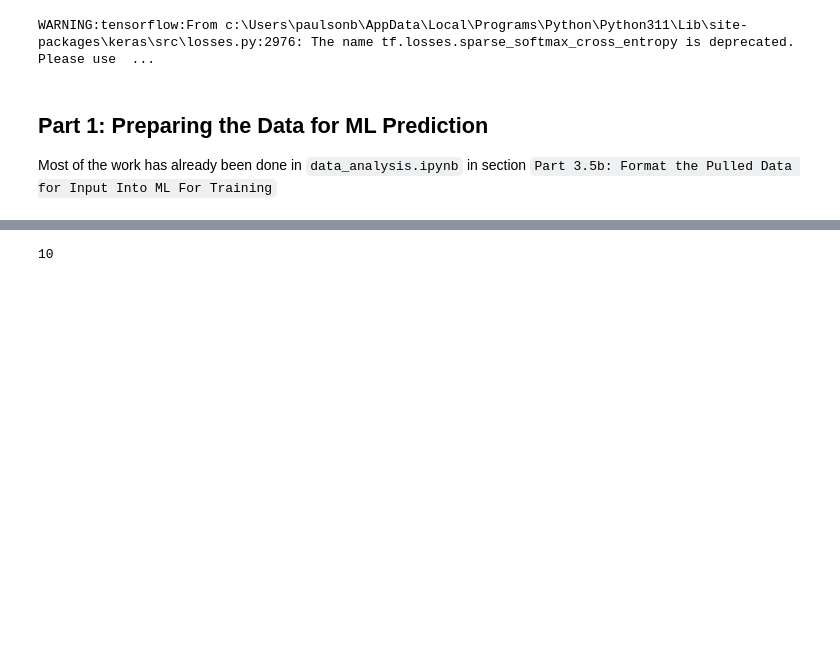
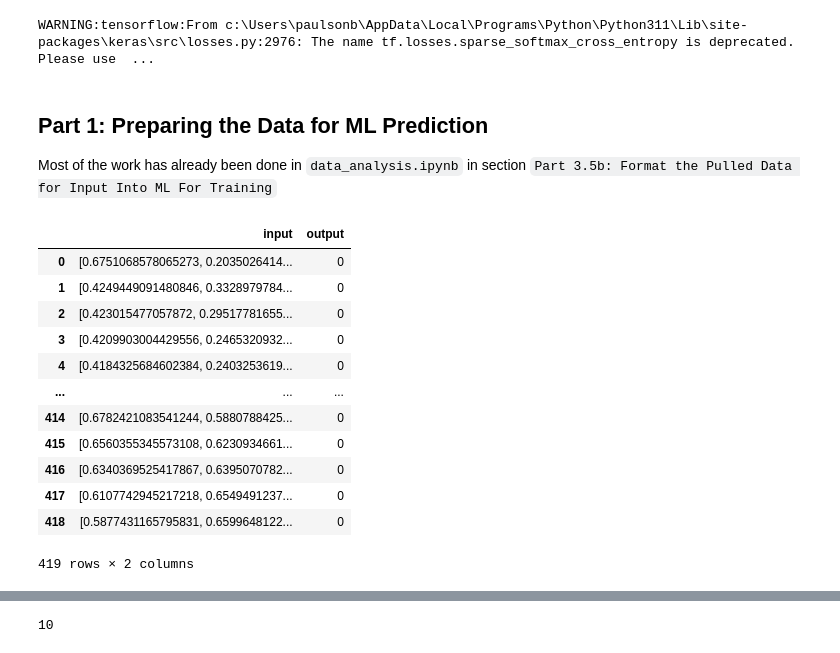
Before and after one commit to Benja-Pauls/Predicting-Commodity-Food-Pricing, a Jupyter notebook: warning_model.ipynb, the cells around one changed output, grey strips where cells are left out. Saved outputs shown, nothing was run; the diff lists cells and outputs as text; code cells hidden in the pictures; blank space fills up the shorter version.

```diff
--- a/warning_model.ipynb
+++ b/warning_model.ipynb
@@ -29,3 +29,20 @@ TEST_SIZE = 0.2
 # %% [markdown]
 ## Part 1: Preparing the Data for ML Prediction
 Most of the work has already been done in `data_analysis.ipynb` in section `Part 3.5b: Format the Pulled Data for Input Into ML For Training`
+# %%
+warning_data = pd.read_csv('warning_prediction_model_data.csv')
+warning_data
+# %% [output]
+|  | input | output |
+| 0 | [0.6751068578065273, 0.2035026414... | 0 |
+| 1 | [0.4249449091480846, 0.3328979784... | 0 |
+| 2 | [0.423015477057872, 0.29517781655... | 0 |
+| 3 | [0.4209903004429556, 0.2465320932... | 0 |
+| 4 | [0.4184325684602384, 0.2403253619... | 0 |
+| ... | ... | ... |
+| 414 | [0.6782421083541244, 0.5880788425... | 0 |
+| 415 | [0.6560355345573108, 0.6230934661... | 0 |
+| 416 | [0.6340369525417867, 0.6395070782... | 0 |
+| 417 | [0.6107742945217218, 0.6549491237... | 0 |
+| 418 | [0.5877431165795831, 0.6599648122... | 0 |
+419 rows × 2 columns
```
Also changed, not shown: parts of 14 cells of this notebook, 1 other file.
